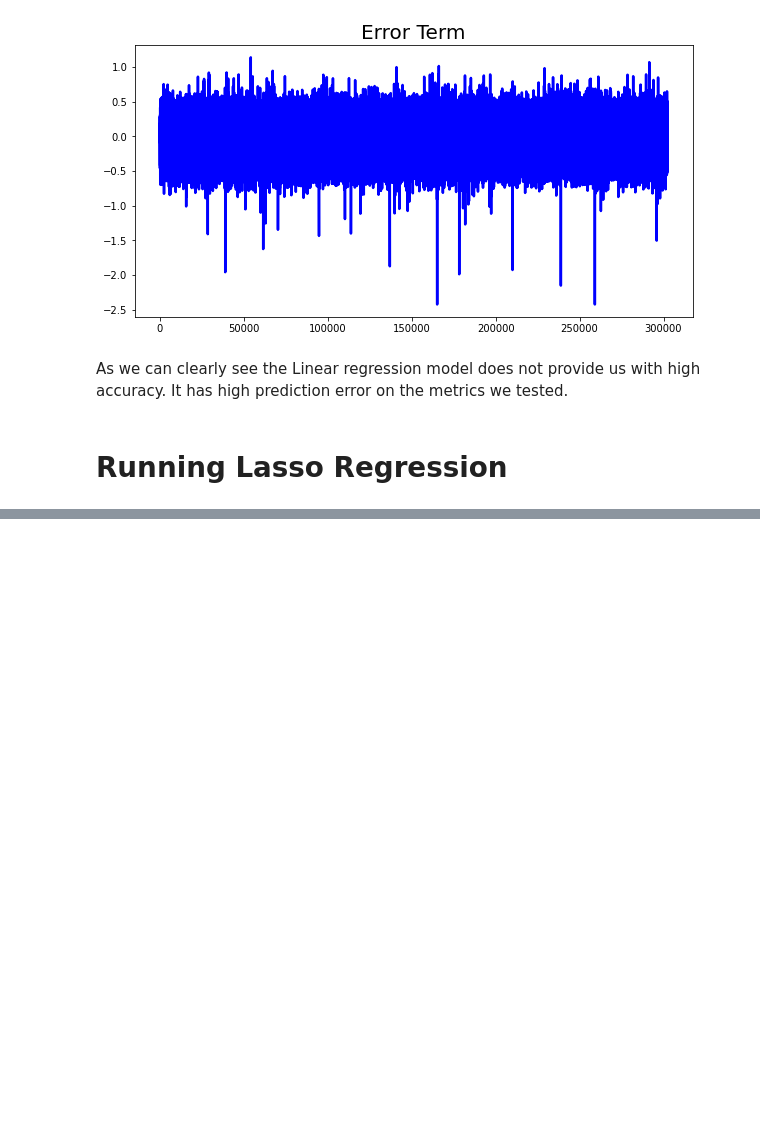
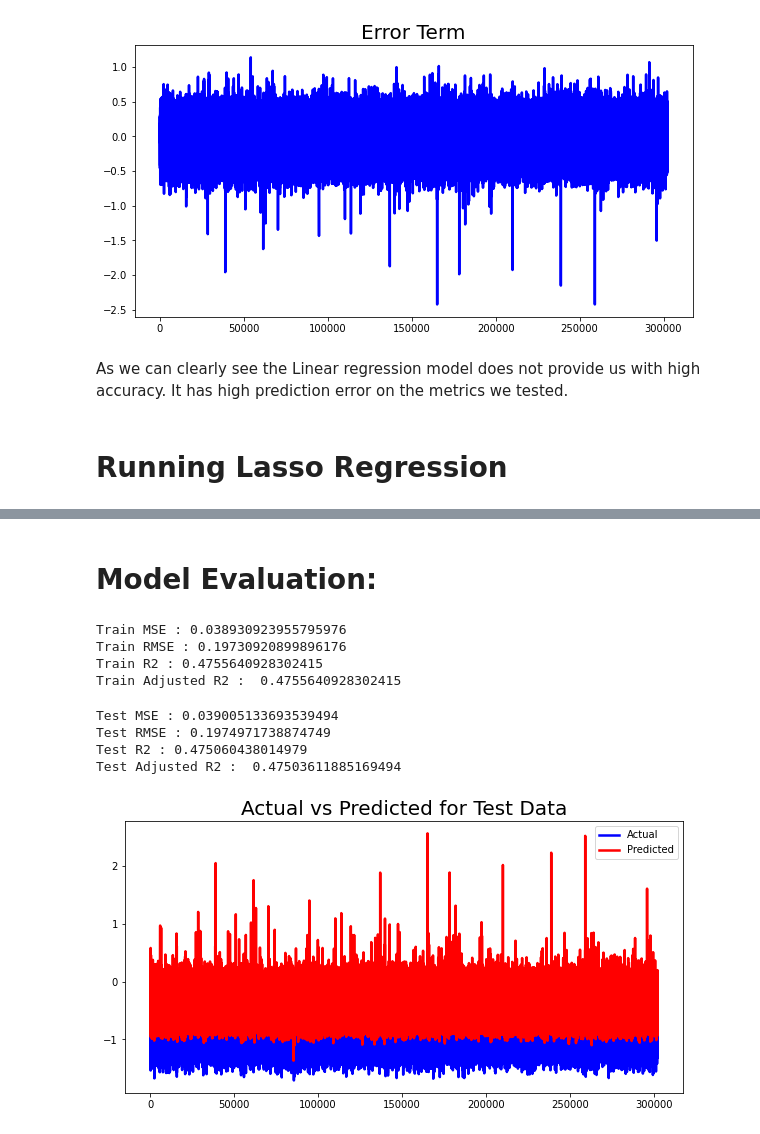
Before and after one commit to Manass20/NYC-Taxi-Trip-Time-Prediction---Capstone-Project, a Jupyter notebook: NYC_Taxi_Trip_Time_Prediction_Capstone_Project.ipynb, the cells around one changed output, grey strips where cells are left out. Saved outputs shown, nothing was run; the diff lists cells and outputs as text; code cells hidden in the pictures; blank space fills up the shorter version.

```diff
--- a/NYC_Taxi_Trip_Time_Prediction_Capstone_Project.ipynb
+++ b/NYC_Taxi_Trip_Time_Prediction_Capstone_Project.ipynb
@@ -1077,3 +1077,11 @@ plt.show()
 As we can clearly see the Linear regression model does not provide us with high accuracy. It has high prediction error on the metrics we tested.
 # %% [markdown]
 # **Running Lasso Regression**
+# %%
+from sklearn.linear_model import Lasso
+from sklearn.model_selection import GridSearchCV
+#Cross validation
+lasso = Lasso()
+parameters = {'alpha': [1e-15,1e-13,1e-10,1e-8,1e-5,1e-4,1e-3,1e-2,1e-1,1,5,10,20,30,40,45,50,55,60,100]}
+lasso_regressor = GridSearchCV(lasso, parameters, scoring='r2', cv=5)
+lasso_regressor.fit(X_train, y_train)
@@ -1079,0 +1106,49 @@ As we can clearly see the Linear regression model does not provide us with high
+# %%
+y_pred_lasso_test = lasso_regressor.predict(X_test)
+# %% [markdown]
+# **Model Evaluation:**
+# %%
+lasso_train_mse  = mean_squared_error(y_train, y_pred_lasso_train)
+print("Train MSE :" , lasso_train_mse)
+
+lasso_train_rmse = np.sqrt(lasso_train_mse)
+print("Train RMSE :" ,lasso_train_rmse)
+
+lasso_train_r2 = r2_score(y_train, y_pred_lasso_train)
+print("Train R2 :" ,lasso_train_r2)
+
+lasso_train_r2_= 1-(1-r2_score(y_train, y_pred_lasso_train))*((X_train.shape[0]-1)/(X_train.shape[0]-X_train.shape[1]-1))
+print("Train Adjusted R2 : ", lasso_train_r2)
+# %% [output]
+Train MSE : 0.038930923955795976
+Train RMSE : 0.19730920899896176
+Train R2 : 0.4755640928302415
+Train Adjusted R2 :  0.4755640928302415
+# %%
+lasso_test_mse  = mean_squared_error(y_test, y_pred_lasso_test)
+print("Test MSE :" , lasso_test_mse)
+
+lasso_test_rmse = np.sqrt(lasso_test_mse)
+print("Test RMSE :" ,lasso_test_rmse)
+
+lasso_test_r2 = r2_score(y_test, y_pred_lasso_test)
+print("Test R2 :" ,lasso_test_r2)
+
+lasso_test_r2_= 1-(1-r2_score(y_test, y_pred_lasso_test))*((X_test.shape[0]-1)/(X_test.shape[0]-X_test.shape[1]-1))
+print("Test Adjusted R2 : ", lasso_test_r2_)
+# %% [output]
+Test MSE : 0.039005133693539494
+Test RMSE : 0.1974971738874749
+Test R2 : 0.475060438014979
+Test Adjusted R2 :  0.47503611885169494
+# %%
+#Actual vs Prediction
+plt.figure(figsize= (10,5))
+c= [i for i in range(0, len(y_test))]
+plt.plot(c, y_test, color='blue', linewidth=2.5, linestyle='-')
+plt.plot(c, y_pred_lasso_test, color='red', linewidth=2.5, linestyle='-')
+plt.title('Actual vs Predicted for Test Data', fontsize=20)
+plt.legend(["Actual", "Predicted"])
+plt.show()
+# %% [output]
+[figure, added]
```
Also changed, not shown: parts of 6 cells of this notebook.
